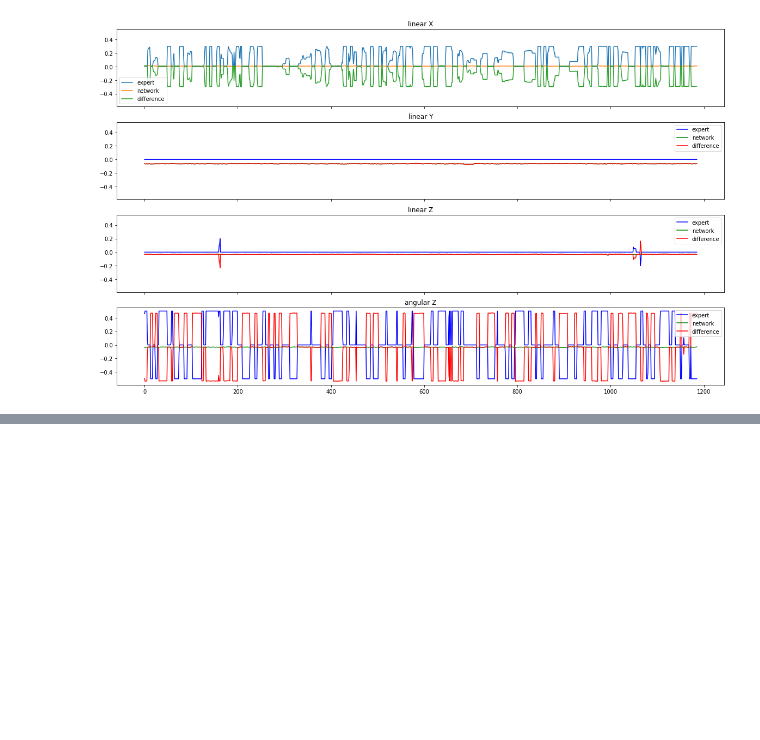
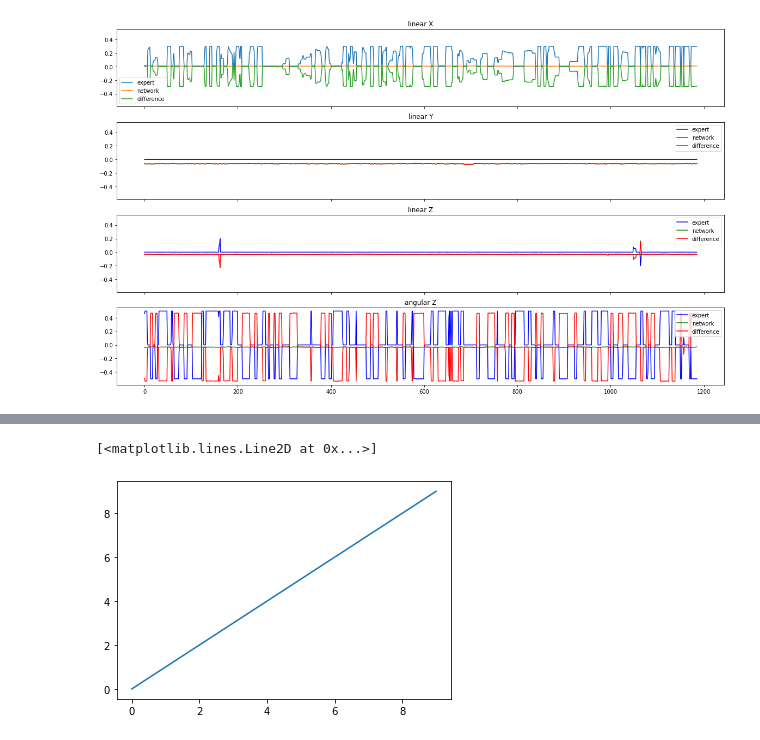
Before and after one commit to kkelchte/imitation-learning-codebase, a Jupyter notebook: notebooks/Offline_model_evaluation.ipynb, the cells around one changed output, grey strips where cells are left out. Drawn from its saved outputs; the diff is of its cells as text; code cells hidden in the pictures; blank space fills up the shorter version.

```diff
--- a/notebooks/Offline_model_evaluation.ipynb
+++ b/notebooks/Offline_model_evaluation.ipynb
@@ -80,0 +155,5 @@ np.stack(dataset.actions).shape
+# %%
+plt.plot(range(10), 'C0')
+# %% [output]
+[<matplotlib.lines.Line2D at 0x...>]
+[figure, added]
```
Also changed, not shown: parts of 4 cells of this notebook, 2 other files.
